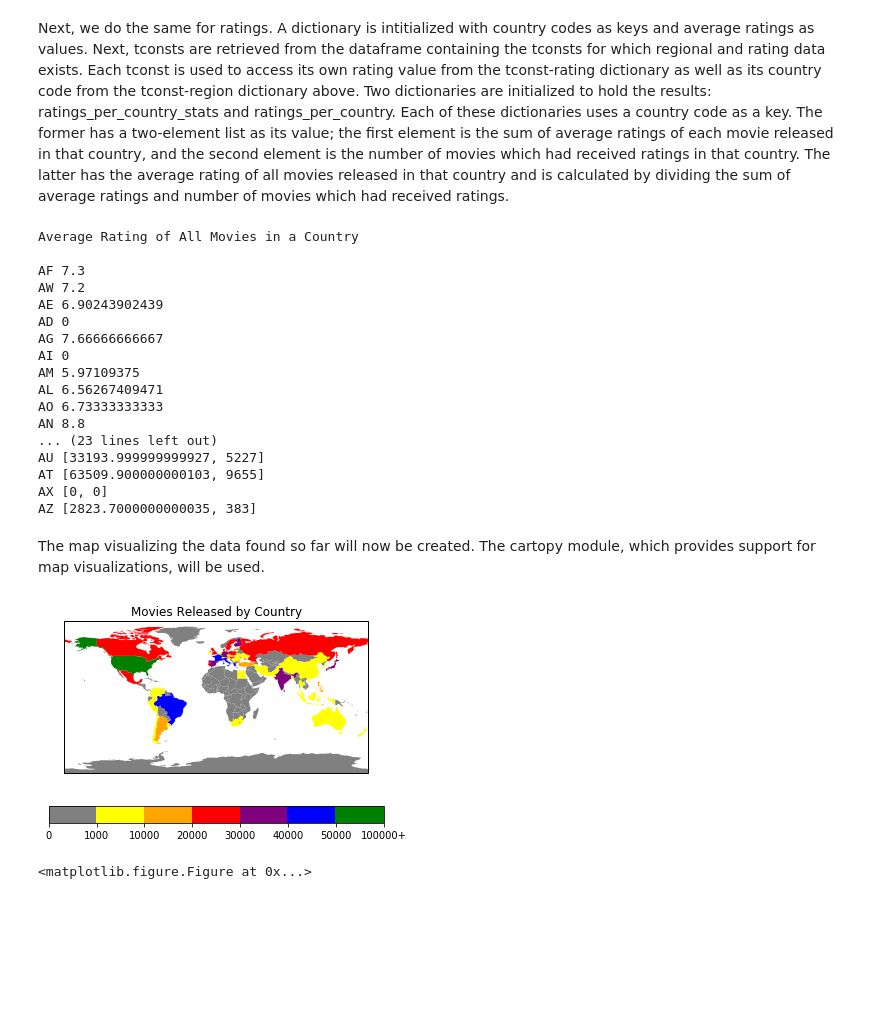
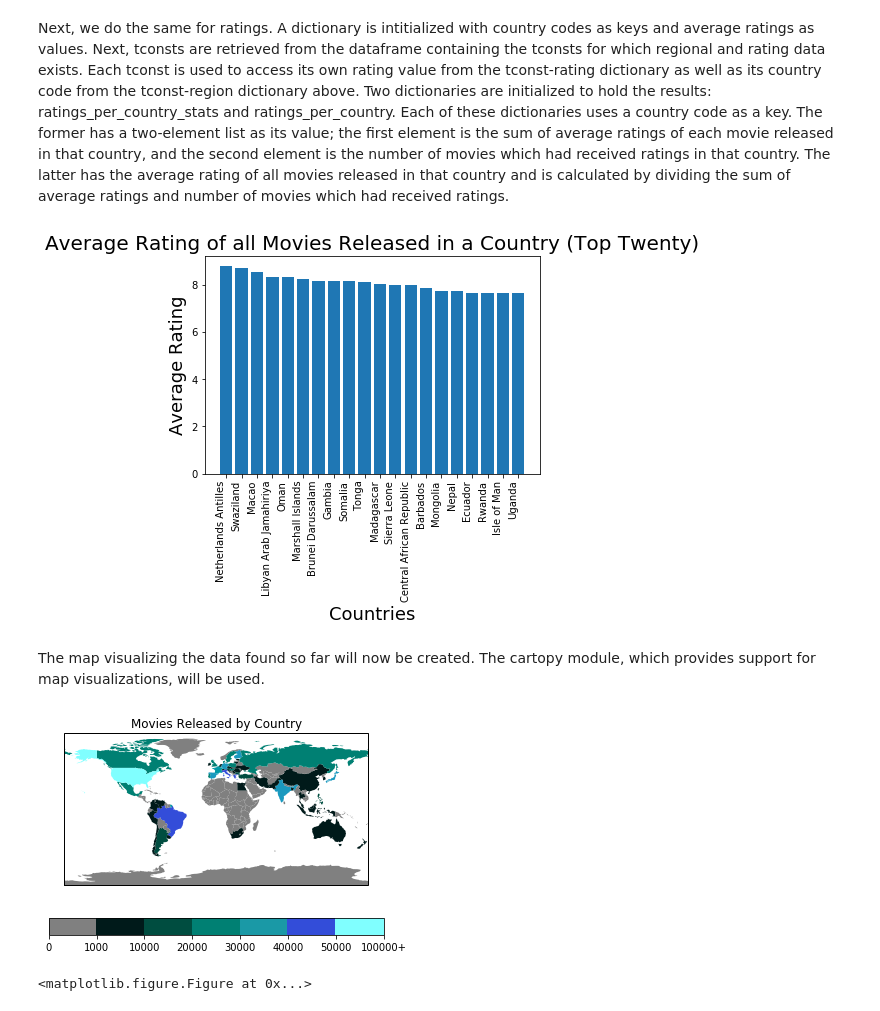
Before and after one commit to xinhezhang/IMDb, a Jupyter notebook: Distribution_Among_Countries.ipynb, the cells around one changed output. Cells and saved outputs as stored; diff of their text form; code cells hidden in the pictures; blank space fills up the shorter version.

Commit message:
Added country data

```diff
--- a/Distribution_Among_Countries.ipynb
+++ b/Distribution_Among_Countries.ipynb
@@ -291,34 +291,27 @@ for key in ratings_per_country:
     else:
         continue
 
-print "Average Rating of All Movies in a Country\n"
-for key in ratings_per_country:
-    if key[0] == 'A':
-        print key,ratings_per_country[key]
+top_ten_countries = []
+top_ten_rating = []
+top_ten_countries = sorted(ratings_per_country, key=ratings_per_country.get, reverse=True)[:20]
+for code in top_ten_countries:
+    top_ten_rating.append(ratings_per_country[code])
+for i in range(len(top_ten_countries)):
+    top_ten_countries[i] = country_dict[top_ten_countries[i]]
+fig, ax = plt.subplots()
 
-print '*'*100
-print "\n[Sum of average ratings, number of movies with ratings] by Country"
-for key in ratings_per_country_stats:
-    if key[0] == 'A':
-        print key,ratings_per_country_stats[key]
+ax.bar(np.arange(len(top_ten_countries)), top_ten_rating)
+
+ax.set_title('Average Rating of all Movies Released in a Country (Top Twenty)', fontsize=20)
+ax.set_xlabel('Countries', fontsize=18)
+ax.set_ylabel('Average Rating', fontsize=18)
+
+plt.xticks(np.arange(len(top_ten_countries)), top_ten_countries)
+plt.setp(ax.get_xticklabels(), rotation=90, horizontalalignment='right')
+
+plt.show()
 # %% [output]
-Average Rating of All Movies in a Country
-
-AF 7.3
-AW 7.2
-AE 6.90243902439
-AD 0
-AG 7.66666666667
-AI 0
-AM 5.97109375
-AL 6.56267409471
-AO 6.73333333333
-AN 8.8
-... (23 lines left out)
-AU [33193.999999999927, 5227]
-AT [63509.900000000103, 9655]
-AX [0, 0]
-AZ [2823.7000000000035, 383]
+[figure, added]
 # %% [markdown]
 The map visualizing the data found so far will now be created. The cartopy module, which provides support for map visualizations, will be used.
 # %%
@@ -338,39 +331,45 @@ ax.set_title("Movies Released by Country")
 for country in shpreader.Reader(countries_shp).records():
     if country.attributes['ISO_A2'] in movies_per_country.keys() or country.attributes['NAME_CIAWF'] in list_countries:
         key = country.attributes['ISO_A2']
         tmp_key = country.attributes['NAME_CIAWF']
         try:
             if 0 <= (movies_per_country[key] or tmp_movies_per_country[tmp_key]) < 1000:
                 color = 'gray'
             elif 1000 <= (movies_per_country[key] or tmp_movies_per_country[tmp_key]) < 10000:
-                color = 'yellow'
+                color = (0,.1,.1)
             elif 10000 <= (movies_per_country[key] or tmp_movies_per_country[tmp_key]) < 20000:
-                color = 'orange'
+                color = (0,.3,.25)
             elif 20000 <= (movies_per_country[key] or tmp_movies_per_country[tmp_key]) < 30000:
-                color = 'red'
+                color = (0,.5,.45)
             elif 30000 <= (movies_per_country[key] or tmp_movies_per_country[tmp_key]) < 40000:
-                color = 'purple'
+                color = (.1,.6,.75)
             elif 40000 <= (movies_per_country[key] or tmp_movies_per_country[tmp_key]) < 50000:
-                color = 'blue'
+                color = (.2,.3,.85)
             else:
-                color = 'green'
+                color = (.5,1,1)
         except KeyError:
             if country.attributes['NAME_CIAWF'] == 'France':
-                color = 'blue'
+                color = (0,0.6,0.65)
             else:
                 color = 'gray'
     ax.add_geometries(country.geometry, ccrs.PlateCarree(), facecolor=color,
                       label=country.attributes['NAME_CIAWF'])
 
+#zvals = np.random.rand(100, 100) * 10
 
+# make a color map of fixed colors
+#cmap = colors.ListedColormap(['gray',(0,.1,.1),(0,.3,.25),(0,.5,.45),(.1,.6,.65),(.2,.3,.85),(0.5,1,1)])
+
+#img = plt.imshow(zvals, interpolation='nearest', origin='lower', cmap=cmap)
 
 sm = plt.cm.ScalarMappable(cmap=cmap)
 sm._A = []
 cb = plt.colorbar(sm,orientation = 'horizontal')
 cb.set_ticks([i/7. for i in range(8)])
 cb.set_ticklabels([0,1000,10000,20000,30000,40000,50000,'100000+'])
 plt.figure(figsize=(40,20))
+plt.savefig('Movies_by_country.png')
 plt.show()
 # %% [output]
-[figure, old version]
+[figure, new version]
 <matplotlib.figure.Figure at 0x...>
```
Also changed, not shown: parts of 5 cells of this notebook.
